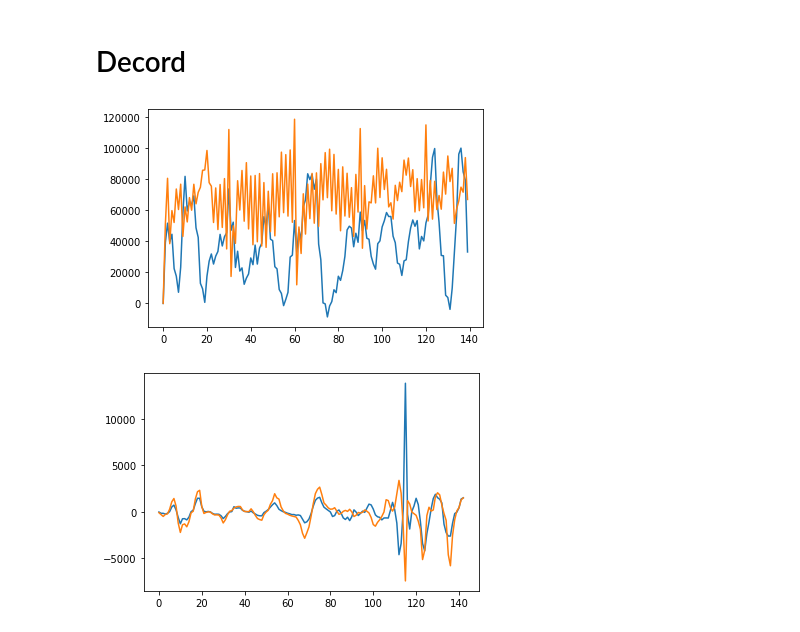
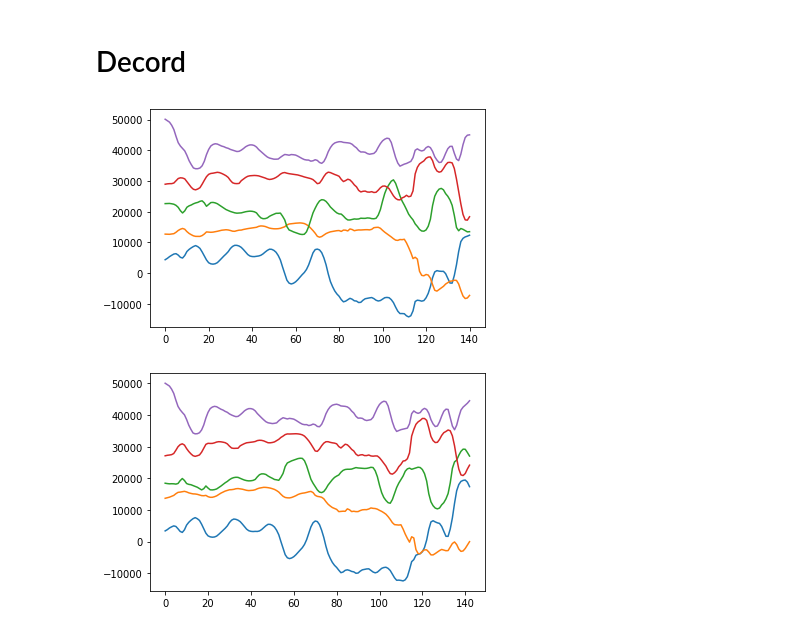
Before and after one commit to akshay-jaggi/basic_neural_processing_modules, a Jupyter notebook: demo__incremental_pca.ipynb, the cells around one changed output. Saved outputs shown, nothing was run; the diff lists cells and outputs as text; code cells hidden in the pictures.

Commit message:
Decomposition done!
Woohoo!

```diff
--- a/demo__incremental_pca.ipynb
+++ b/demo__incremental_pca.ipynb
@@ -340,7 +205,7 @@ dataloader = torch.utils.data.DataLoader( dataset,
                                                 num_workers=0,
                                                 pin_memory=False)
 # %%
-video_data = BatchedVideo(count, batch_size = 140, motion = True, preprocess_sample_method='first')
+video_data = decomposition.BatchedVideoLoader(count, batch_size = 140, motion = False, preprocess_sample_method='random')
 # %%
 sk_kwargs = {
                     "n_components": 20,
@@ -369,12 +234,12 @@ components, EVR, ipca = decomposition.incremental_pca(dataloader,
                                     return_cpu=False)
 scores_slow = decomposition.ipca_transform(dataloader, components)
 # %%
-plt.plot(scores_fast[:,:2])
+plt.plot(scores_fast[:,:5]+10000*np.arange(0,5))
 plt.show()
 # %% [output]
-[figure, old version]
+[figure, new version]
 # %%
-plt.plot(scores_slow[:,:2])
+plt.plot(scores_slow[:,:5]+10000*np.arange(0,5))
 plt.show()
 # %% [output]
-[figure, old version]
+[figure, new version]
```
Also changed, not shown: parts of 15 cells of this notebook, 1 other file.
